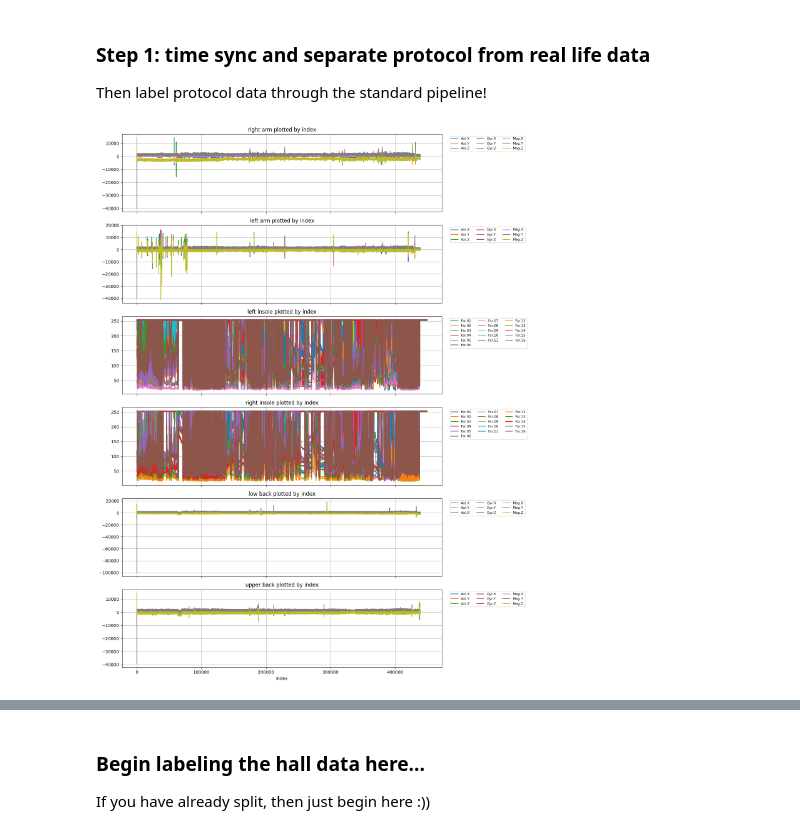
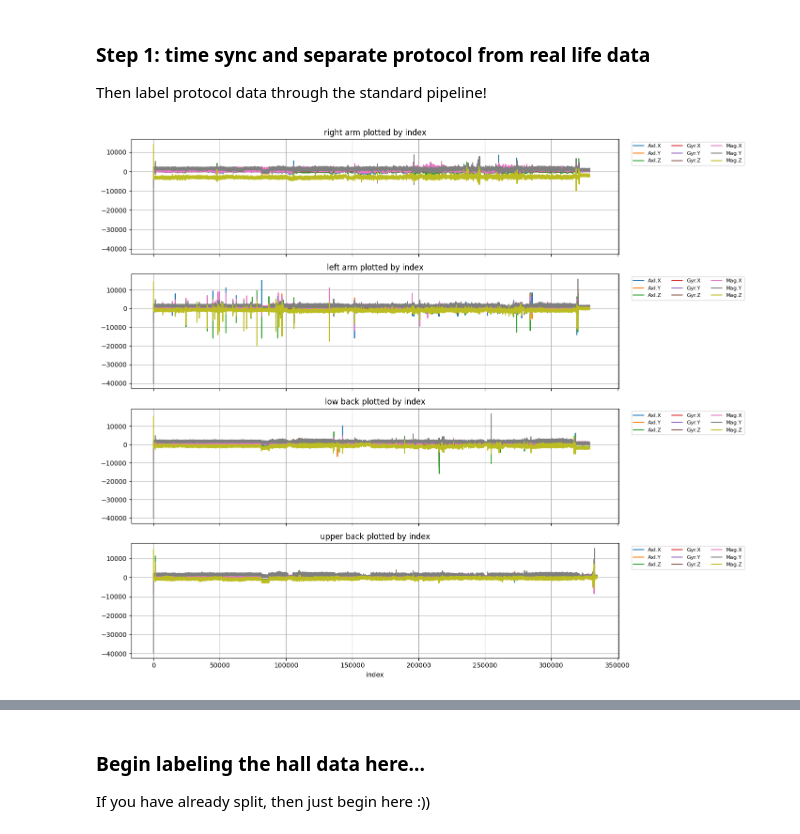
Before and after one commit to johanneloet/MasterV26, a Jupyter notebook: non_standard_labeling.ipynb, the cells around one changed output, grey strips where cells are left out. Cells and saved outputs as stored; diff of their text form; code cells hidden in the pictures.

```diff
--- a/non_standard_labeling.ipynb
+++ b/non_standard_labeling.ipynb
@@ -28,8 +28,8 @@ import numpy as np
 Then label protocol data through the standard pipeline!
 # %%
 # First load the raw sensor files
-base_dir = Path(r"C:\Users\johalot\msc_data")
-participant_dir_name = "akso_5"
+base_dir = Path(r"C:\Users\Bruker\Data_msc26_prelim")
+participant_dir_name = "akso_8"
 
 data_dir = base_dir / participant_dir_name
 
@@ -37,21 +37,27 @@ raw_larm = data_dir / "Muse_E2511_RED-ARM_LEFT.txt"
 raw_rarm = data_dir / "Muse_E2511_GREY-ARM_RIGHT.txt"
 raw_lb = data_dir / "muse_v3_3-LB.txt"
 raw_ub = data_dir / "muse_v3-UB.txt"
-raw_lsole = data_dir / "mitch_B0308-LEFT.txt"
-raw_rsole = data_dir / "mitch_B0510-RIGHT.txt"
+# raw_lsole = data_dir / "mitch_B0308-LEFT.txt"
+# raw_rsole = data_dir / "mitch_B0510-RIGHT.txt"
 
 output_dir = data_dir
 # %%
 # Then plot the data. Should be able to see from left arm IMU where standard protocol ands and new protocol starts
-df_plot_list = make_df(muse_file_1=str(raw_rarm), muse_file_2=str(raw_larm), muse_file_3=str(raw_lb), muse_file_4=str(raw_ub), mitch_file_1=str(raw_lsole), mitch_file_2=str(raw_rsole))
+df_plot_list = make_df(muse_file_1=str(raw_rarm), muse_file_2=str(raw_larm), muse_file_3=str(raw_lb), muse_file_4=str(raw_ub),
+                       #mitch_file_1=str(raw_lsole), mitch_file_2=str(raw_rsole),
+                       include_mitch=False
+                       )
 
 
 plot_all_sensors(
     df_plot_list,
     time_mode='index',
-    names = ['right arm', 'left arm',  'left insole', 'right insole', 'low back', 'upper back'],
+    names = ['right arm', 'left arm',
+             #'left insole', 'right insole',
+              'low back', 'upper back'
+            ],
     )
 # %% [output]
-[figure, old version]
+[figure, new version]
 # %%
 # Fix time Muse sensors
```
Also changed, not shown: parts of 15 cells of this notebook, 10 other files.
